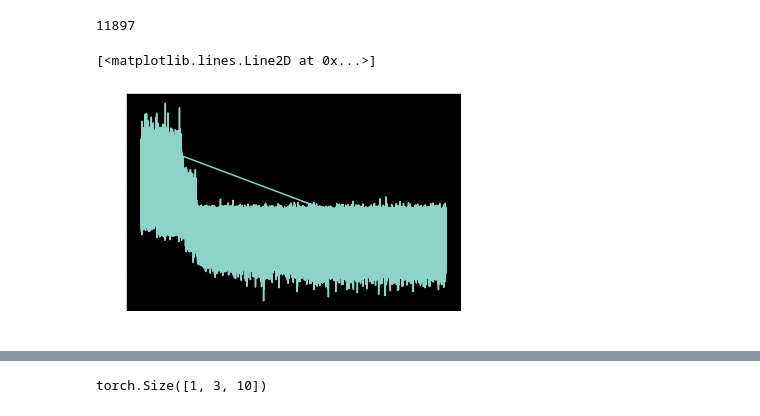
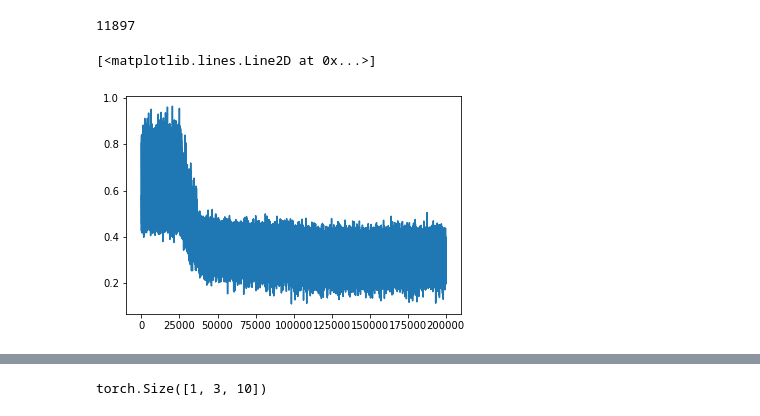
Before and after one commit to zanqi/play-makemore, a Jupyter notebook: makemore_part2_mlp.ipynb, the cells around one changed output, grey strips where cells are left out. Cells and saved outputs as stored; diff of their text form; code cells hidden in the pictures.

```diff
--- a/makemore_part2_mlp.ipynb
+++ b/makemore_part2_mlp.ipynb
@@ -186,10 +186,11 @@ for i in range(200000):
 
 #print(loss.item())
 # %%
+plt.rcParams['figure.facecolor'] = 'white'
 plt.plot(stepi, lossi)
 # %% [output]
 [<matplotlib.lines.Line2D at 0x...>]
-[figure, old version]
+[figure, new version]
 # %%
 emb = C[Xtr] # (32, 3, 2)
 h = torch.tanh(emb.view(-1, 30) @ W1 + b1) # (32, 100)
```
Also changed, not shown: parts of 7 cells of this notebook.
